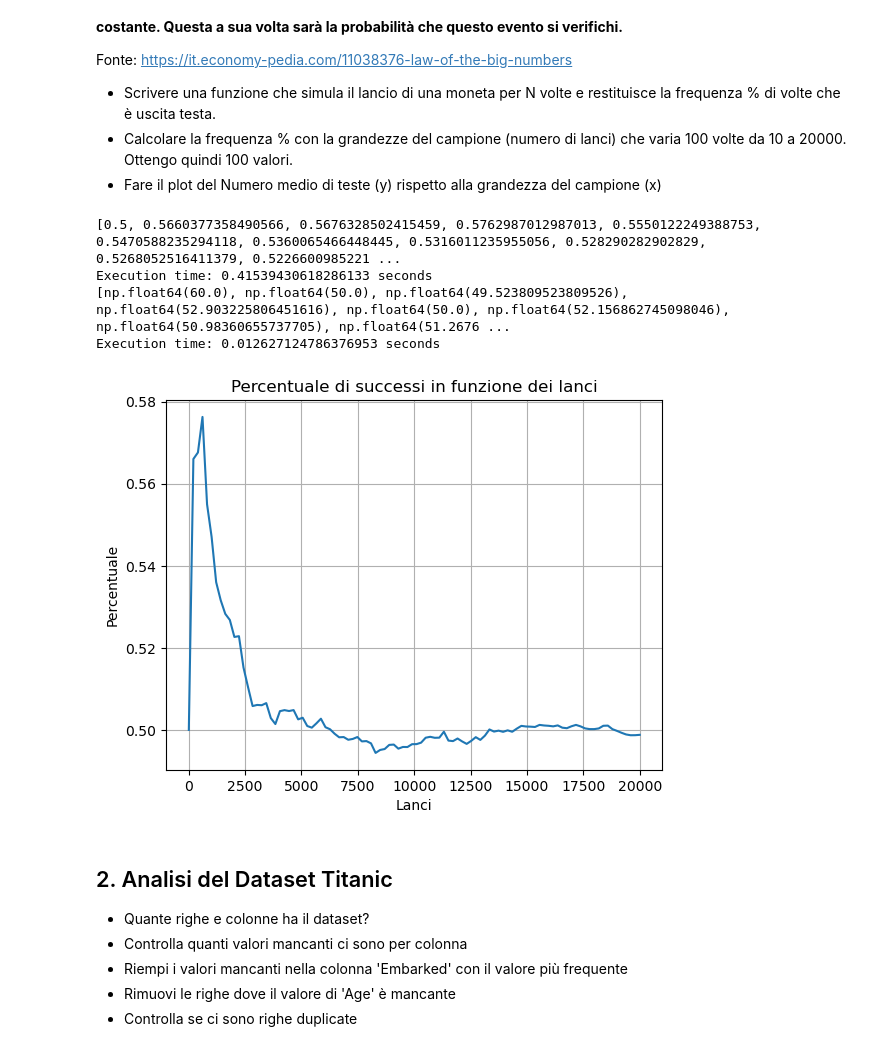
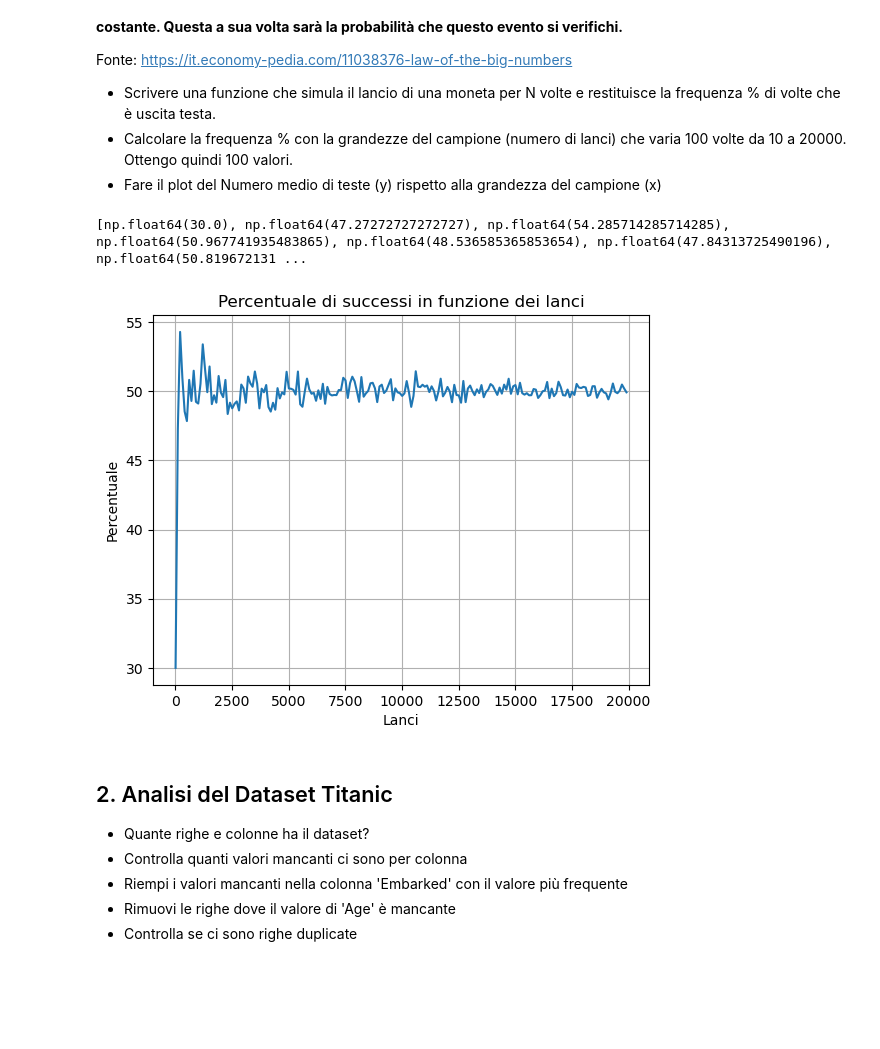
Before and after one commit to Zelvrai/Programming_Lab_2, a Jupyter notebook: 4_Esercizi_lez4.ipynb, the cells around one changed output. Saved outputs shown, nothing was run; the diff lists cells and outputs as text; code cells hidden in the pictures; blank space fills up the shorter version.

```diff
--- a/4_Esercizi_lez4.ipynb
+++ b/4_Esercizi_lez4.ipynb
@@ -22,7 +22,7 @@ tot = [0] * dim
 lanci = [0] * dim
 #print(tot)
 
-
+'''
 start_time = time.time()
 
 N=20000
@@ -36,45 +36,42 @@ for i in range(0, N):
 #print(lanci)
 percentuale = []
 for i in range(0, dim):
     percentuale.append(tot[i]/lanci[i])
 print(percentuale)
 
 
 end_time = time.time()
 print(f"Execution time: {end_time - start_time} seconds")
 
+'''
 
-
-start_time = time.time()
+#start_time = time.time()
 
 
 def teste(n):
     l = np.array(np.random.randint(0, 2, n))
     freq = np.sum(l) / n
     return freq*100
 
-numeri=np.arange(10, 20000, 100)
-percentuali = [teste(i) for i in numeri]
-print(percentuali)
+lanci=np.arange(10, 20000, 100)
+percentuale = [teste(i) for i in lanci]
+print(percentuale)
 
 
-end_time = time.time()
-print(f"Execution time: {end_time - start_time} seconds")
+#end_time = time.time()
+#print(f"Execution time: {end_time - start_time} seconds")
 
 #plot con sulla x lanci e sulla y percentuale
 import matplotlib.pyplot as plt
 plt.plot(lanci, percentuale)
 plt.xlabel('Lanci')
 plt.ylabel('Percentuale')
 plt.title('Percentuale di successi in funzione dei lanci')
 plt.grid()
 plt.show()
 # %% [output]
-[0.5, 0.5660377358490566, 0.5676328502415459, 0.5762987012987013, 0.5550122249388753, 0.5470588235294118, 0.5360065466448445, 0.5316011235955056, 0.528290282902829, 0.5268052516411379, 0.5226600985221 ...
-Execution time: 0.41539430618286133 seconds
-[np.float64(60.0), np.float64(50.0), np.float64(49.523809523809526), np.float64(52.903225806451616), np.float64(50.0), np.float64(52.156862745098046), np.float64(50.98360655737705), np.float64(51.2676 ...
-Execution time: 0.012627124786376953 seconds
+[np.float64(30.0), np.float64(47.27272727272727), np.float64(54.285714285714285), np.float64(50.967741935483865), np.float64(48.536585365853654), np.float64(47.84313725490196), np.float64(50.819672131 ...
-[figure, old version]
+[figure, new version]
 # %% [markdown]
 ## 2. Analisi del Dataset Titanic
 - Quante righe e colonne ha il dataset?
```
Also changed, not shown: parts of 5 cells of this notebook, 2 other files.
